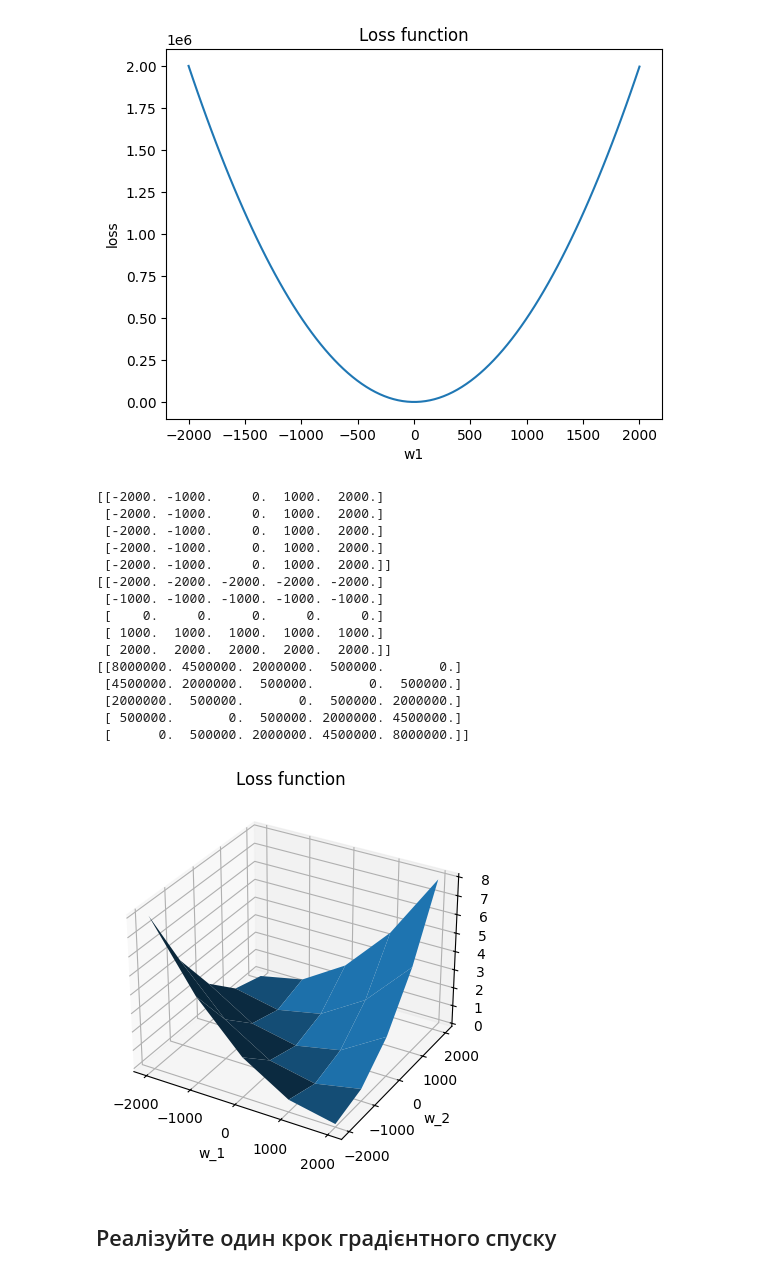
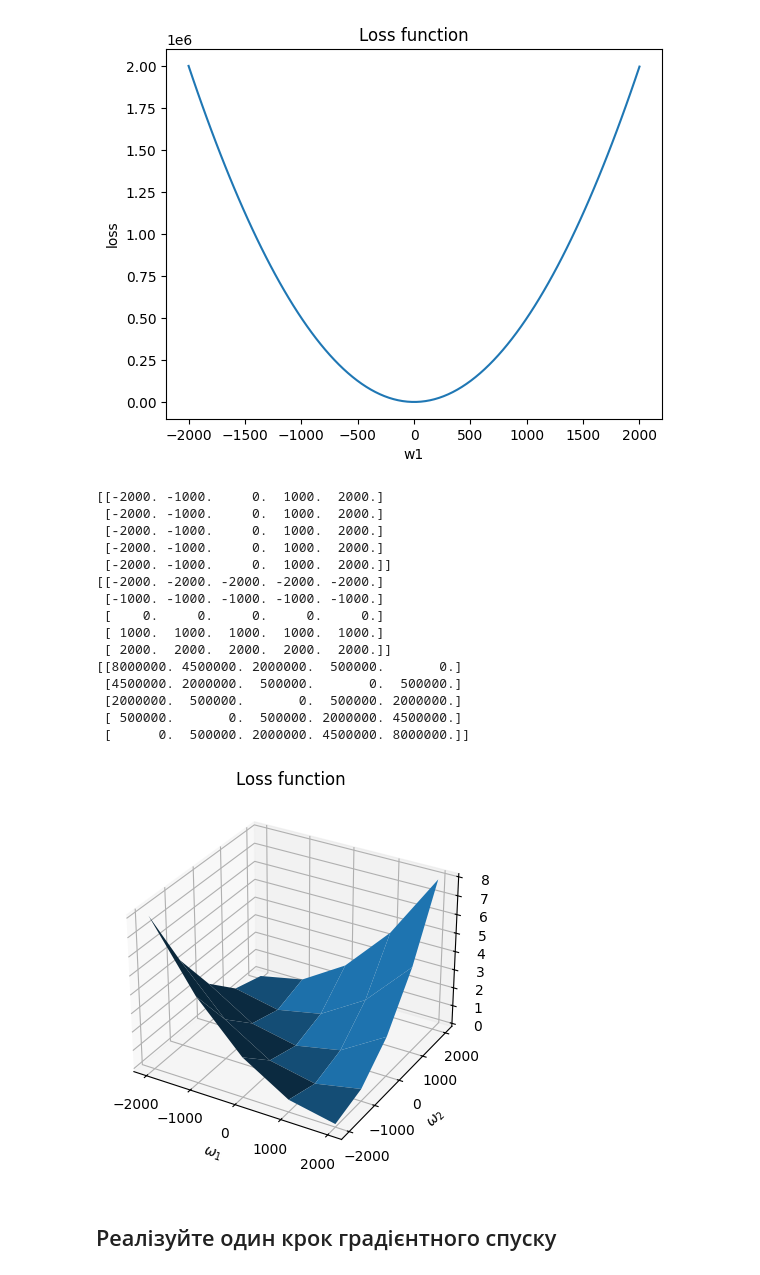
Before and after one commit to tarsweb-Python-GOIT/DS-HW, a Jupyter notebook: hw-03.ipynb, the cells around one changed output. Cells and saved outputs as stored; diff of their text form; code cells hidden in the pictures.

```diff
--- a/hw-03.ipynb
+++ b/hw-03.ipynb
@@ -64,36 +64,37 @@ weight_1, weight_2 = np.meshgrid(x_axis, y_axis)
 for i in range(len(weight_1)):
     z_axis.append([loss(test_x, np.array([1, weight_1[i][j], weight_2[i][j]]), test_y) for j in range(len(weight_1[i]))])
 
 z_axis = np.array(z_axis)
 print(weight_1)
 print(weight_2)
 print(z_axis)
 
+
 ax.plot_surface(weight_1, weight_2, z_axis, linewidth=0)
-ax.set_xlabel("w_1")
-ax.set_ylabel('w_2')
+ax.set_xlabel("$\\omega_{1}$")
+ax.set_ylabel("$\\omega_{2}$")
 ax.set_zlabel('loss')
 
 
 plt.title("Loss function")
 plt.show()
 # %% [output]
 [[-2000. -1000.     0.  1000.  2000.]
  [-2000. -1000.     0.  1000.  2000.]
  [-2000. -1000.     0.  1000.  2000.]
  [-2000. -1000.     0.  1000.  2000.]
  [-2000. -1000.     0.  1000.  2000.]]
 [[-2000. -2000. -2000. -2000. -2000.]
  [-1000. -1000. -1000. -1000. -1000.]
  [    0.     0.     0.     0.     0.]
  [ 1000.  1000.  1000.  1000.  1000.]
  [ 2000.  2000.  2000.  2000.  2000.]]
 [[8000000. 4500000. 2000000.  500000.       0.]
  [4500000. 2000000.  500000.       0.  500000.]
  [2000000.  500000.       0.  500000. 2000000.]
  [ 500000.       0.  500000. 2000000. 4500000.]
  [      0.  500000. 2000000. 4500000. 8000000.]]
-[figure, old version]
+[figure, new version]
 # %% [markdown]
 ## Реалізуйте один крок градієнтного спуску
 # %% [markdown]
```
Also changed, not shown: parts of 2 cells of this notebook.
